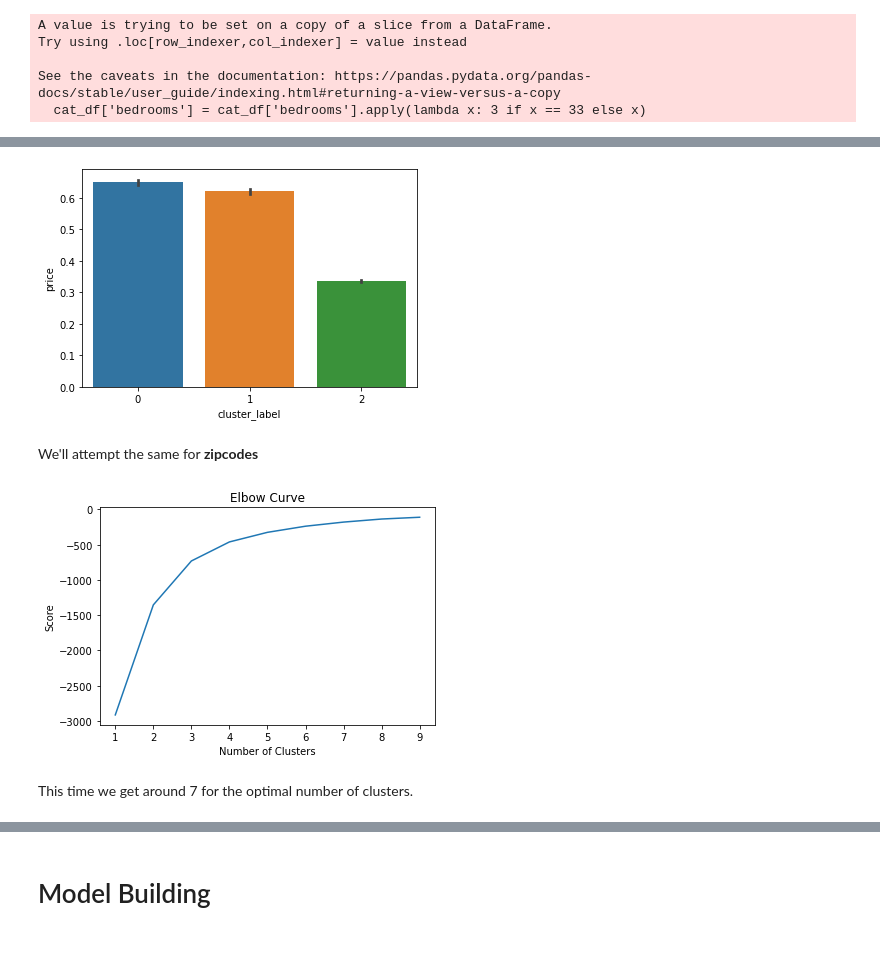
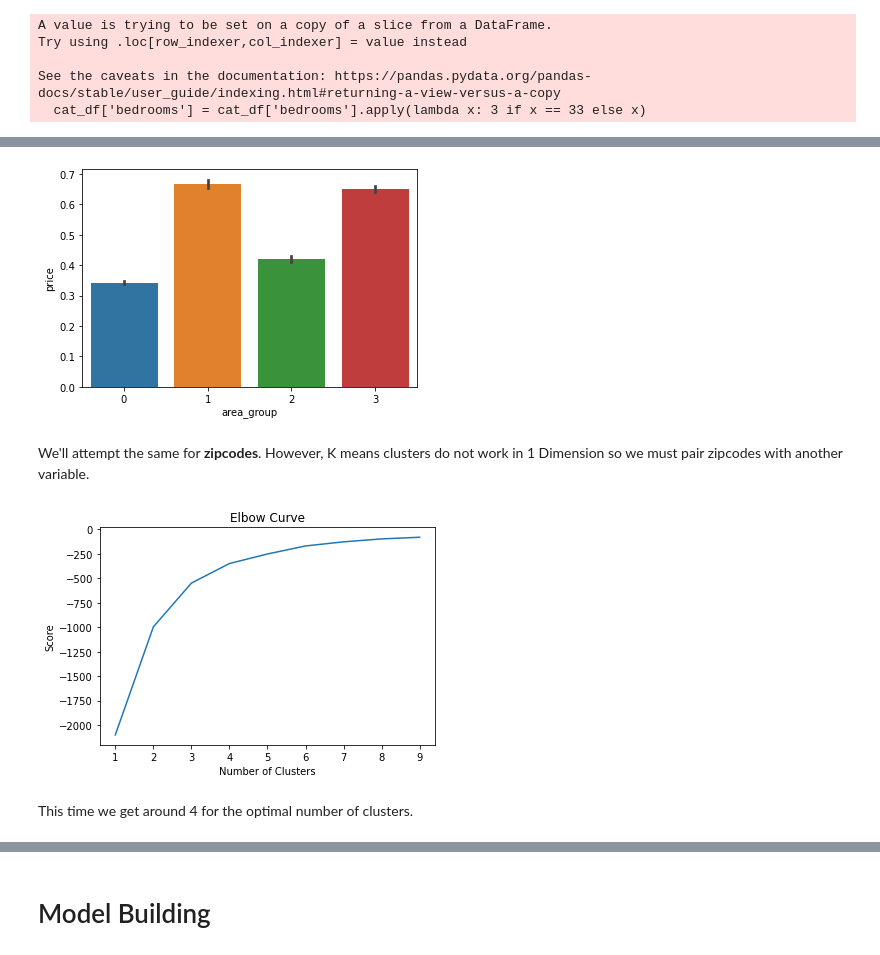
Before and after one commit to UpGoerFive/King-County-Project, a Jupyter notebook: Abass.ipynb, the cells around one changed output, grey strips where cells are left out. Cells and saved outputs as stored; diff of their text form; code cells hidden in the pictures.

```diff
--- a/Abass.ipynb
+++ b/Abass.ipynb
@@ -182,3 +197,18 @@ A value is trying to be set on a copy of a slice from a DataFrame
 
 See the caveats in the documentation: https://pandas.pydata.org/pandas-docs/stable/user_guide/indexing.html#returning-a-view-versus-a-copy
   return super().fillna(
+# %%
+# The values in waterfront, view and condition are all strings.
+# We can change them into numerical values based on relative rank.
+
+view_values = ['NONE', 'FAIR', 'AVERAGE', 'GOOD', 'EXCELLENT']
+condition_values = ['Poor', 'Fair', 'Average', 'Good', 'Very Good']
+waterfront_values = ['NO', 'YES']
+
+values_dict = {'view': view_values, 'condition': condition_values, 'waterfront': waterfront_values}
+
+for column_name, values_list in values_dict.items():
+    for num, value in enumerate(values_list):
+        cat_df.loc[cat_df[column_name] == value, column_name] = int(num)
+    cat_df[column_name] = cat_df[column_name].astype(int)
+cat_df.head()
@@ -313,5 +382,10 @@ def get_distance(point1, point2):
 continuous_X['lat_long'] = list(zip(continuous_X['lat'], continuous_X['long']))
 continuous_X['Seattle_dist_km'] = continuous_X['lat_long'].apply(lambda x: get_distance(x, (47.60457618602064, -122.32993003068658)))
 continuous_X['Redmond_dist_km'] = continuous_X['lat_long'].apply(lambda x: get_distance(x, (47.679328831807894, -122.13055895937767)))
+
+# The lat long column was temporary and only needed for the calculation. As it is a tuple, it is incompatible with sklearn
+# As such we shall drop it
+
+continuous_X.drop(columns=['lat_long'], inplace=True)
 # %%
 # Now we'll plot a graph of price against Seattle dist and Redmond dist
@@ -394,8 +476,9 @@ See the caveats in the documentation: https://pandas.pydata.org/pandas-docs/stab
 # For the date sold, we shall turn that into years
 cat_df['date'] = cat_df['date'].apply(lambda x: int(x[-4:]))
 
-# From there, we shall make a new column called year sold - year built
-cat_df['yr_sold - yr_built'] = cat_df['date'] - cat_df['yr_built']
+# From there, we shall make a new column called year sell_build_year_dff
+# This is now arguably a continuous variable so can be placed in the continuous_X dataframe
+continuous_X['sell_build_year_dff'] = abs(cat_df['date'] - cat_df['yr_built'])
 # %% [output]
 A value is trying to be set on a copy of a slice from a DataFrame.
 Try using .loc[row_indexer,col_indexer] = value instead
@@ -429,19 +507,20 @@ We can see that the rate of change of score decreases significantly after 3 clus
 # %%
-# For our analysis, we'll form 3 clusters.
-kmeans = KMeans(n_clusters = 3, init ='k-means++')
+# For our analysis, we'll form 4 clusters.
+kmeans = KMeans(n_clusters = 4, init ='k-means++')
 
 # Compute k-means clustering.
 kmeans.fit(continuous_X[['lat', 'long']])
 
 # We then create a column which assings a label of 0 to 3 to each record where each label refers to a cluster.
-continuous_X['cluster_label'] = kmeans.fit_predict(continuous_X[['lat', 'long']])
+# As this is a categorical variable, we should include it into the cat_df dataframe
+cat_df['area_group'] = kmeans.fit_predict(continuous_X[['lat', 'long']])
 
 # Coordinates of cluster centers.
 centers = kmeans.cluster_centers_
 
 # Labels of each point
-labels = kmeans.predict(continuous_X[['lat', 'long']])
+labels = cat_df['area_group']
 
 # We can now see the new column
-continuous_X.head(10)
+cat_df.head()
 # %% [output]
@@ -466,14 +545,14 @@ plt.scatter(centers[:, 0], centers[:, 1], c='black', s=200, alpha=0.5);
 # %%
 # We can then visualise the average price per area
-sns.barplot(continuous_X['cluster_label'], y);
+sns.barplot(cat_df['area_group'], y_train);
 # %% [output]
-[figure, old version]
+[figure, new version]
-# %% [markdown]
-We'll attempt the same for **zipcodes**
+# %% [markdown]
+We'll attempt the same for **zipcodes**. However, K means clusters do not work in 1 Dimension so we must pair zipcodes with another variable.
 # %%
 K_clusters = range(1,10)
 kmeans = [KMeans(n_clusters=i) for i in K_clusters]
-Y_axis = pd.DataFrame(y)
+Y_axis = pd.DataFrame(y_train)
 X_axis = cat_df['zipcode']
 score = [kmeans[i].fit(Y_axis).score(Y_axis) for i in range(len(kmeans))]
 
@@ -484,9 +563,9 @@ plt.ylabel('Score')
 plt.title('Elbow Curve')
 plt.show()
 # %% [output]
-[figure, old version]
+[figure, new version]
 # %% [markdown]
-This time we get around 7 for the optimal number of clusters.
+This time we get around 4 for the optimal number of clusters.
 # %%
 # For our analysis, we'll form 4 clusters.
 kmeans = KMeans(n_clusters = 4, init ='k-means++')
```
Also changed, not shown: parts of 61 cells of this notebook.
